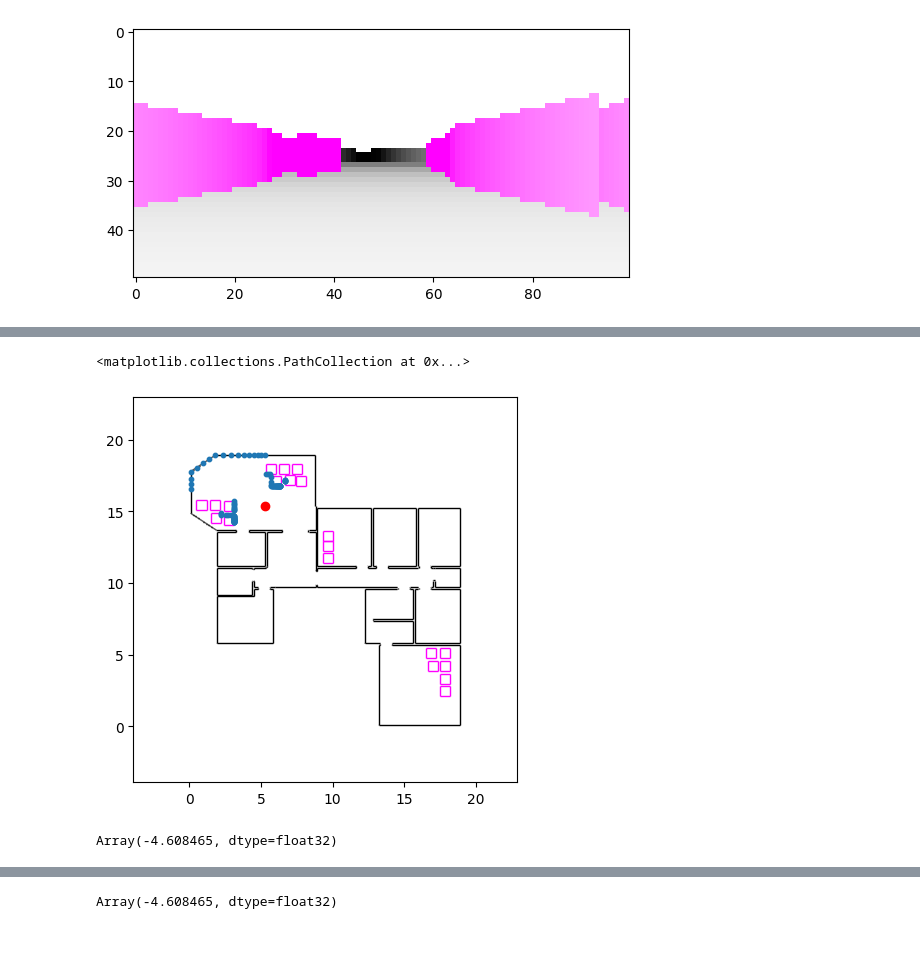
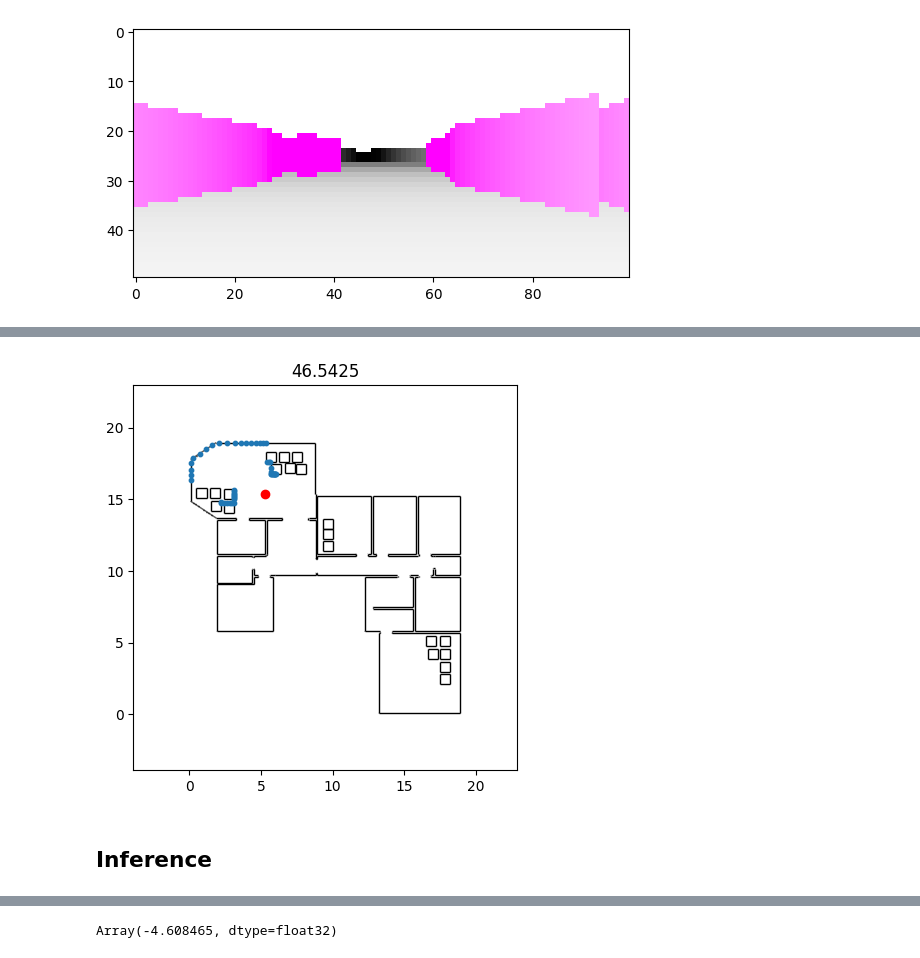
Before and after one commit to mirkoklukas/bayes3d, a Jupyter notebook: scripts/notebooks/_mkl/04a - 2d Slam in Bayes3D.ipynb, the cells around one changed output, grey strips where cells are left out. Saved outputs shown, nothing was run; the diff lists cells and outputs as text; code cells hidden in the pictures.

```diff
--- a/scripts/notebooks/_mkl/04a - 2d Slam in Bayes3D.ipynb
+++ b/scripts/notebooks/_mkl/04a - 2d Slam in Bayes3D.ipynb
@@ -93,7 +106,7 @@ map_mesh.vertices[:,2] -= 0.5
 box_mesh.vertices[:,2] -= 0.5
 table.vertices[:,2] -= 0.5
 # %%
-v = Viewer(cam_pos=(*_center,15), cam_look=np.array([*_center,0]), background="#eee", view_as="world")
+v = Viewer(width=800, cam_pos=(*_center,15), cam_look=np.array([*_center,0]), background="#eee", view_as="world")
 v.add_mesh(map_mesh.vertices, map_mesh.faces, c=np.array([.99,.99,.99]))
 v.add_mesh(box_mesh.vertices, box_mesh.faces, c=np.array([.99,.1,.1]))
 v.add_mesh(table.vertices, table.faces, c=np.array([1.,1.,1.]))
@@ -255,43 +263,46 @@ def make_model(w, zmax):
 # %%
 t = 40
 
+zmax    = 100.0
+sig     = 0.1
+outlier = 0.1
+w       = 5
+
 model = make_model(w, zmax)
-ch = genjax.choice_map(dict(x=_xs[t], hd=_hds[t]))
+ch = choice_map({
+        "x":  _xs[t],
+        "hd": _hds[t],
+        "sig": sig,
+        "outlier": outlier,
+})
 model_args = ()
 
-key,(_,tr) = model.importance(key, ch, model_args)
+key,(_,tr0) = model.importance(key, ch, model_args)
 # %%
-p, xs = tr.get_retval()
-
 _segs  = _segs.reshape(-1,2,2)
 _boxes = _boxes.reshape(-1,2,2)
-padding = 4
 
-# ---------------------
-plt.figure(figsize=(5,5))
-plt.gca().set_aspect(1)
-plt.xlim(np.min(_segs[:,:,0])-padding, np.max(_segs[:,:,0])+padding)
-plt.ylim(np.min(_segs[:,:,1])-padding, np.max(_segs[:,:,1])+padding)
-plt.gca().add_collection(line_collection(_segs[:,0],_segs[:,1], c="k", zorder=1))
-plt.gca().add_collection(line_collection(_boxes[:,0],_boxes[:,1], c="magenta", zorder=1))
-plt.scatter(*p[:2], c="r", zorder=2)
-plt.scatter(*apply_2dpose(p, xs).T, s=10, zorder=2)
+def plot_tr(tr):
+    p, xs = tr.get_retval()
+
+
+    # ---------------------
+    plt.figure(figsize=(5,5))
+    plt.title(f"{tr.get_score():0.4f}")
+    plt.gca().set_aspect(1)
+    PAD = 4
+    plt.xlim(*bounding_box(_segs, pad=PAD)[:,0])
+    plt.ylim(*bounding_box(_segs, pad=PAD)[:,1])
+    plot_segs(plt.gca(), _segs, c="k", zorder=1)
+    plot_segs(plt.gca(), _boxes, c="k", zorder=1)
+    plt.scatter(*p[:2], c="r", zorder=2)
+    plt.scatter(*apply_2dpose(p, xs).T, s=10, zorder=2)
+
+plot_tr(tr0)
 # %% [output]
-<matplotlib.collections.PathCollection at 0x...>
-[figure, old version]
+[figure, new version]
-# %%
-key = more_keys(key)
-ch = choice_map({
-        "x":  _xs[0],
-        "hd": _hds[0],
-        "sig": 0.1,
-        "outlier": 0.1,
-})
-
-key, (w,tr) = model.importance(key, ch, ())
-w
-# %% [output]
-Array(-4.608465, dtype=float32)
+# %% [markdown]
+## Inference
 # %%
 def _eval_pose(trace, key, p):
     ch    = choice_map({'x':p[:2], 'hd':p[2]})
```
Also changed, not shown: parts of 26 cells of this notebook, 4 other files.
